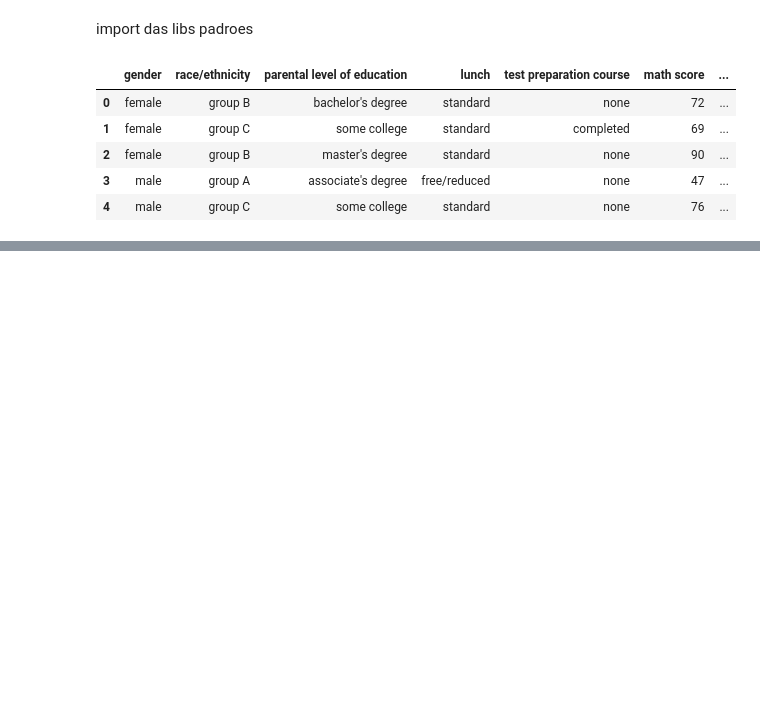
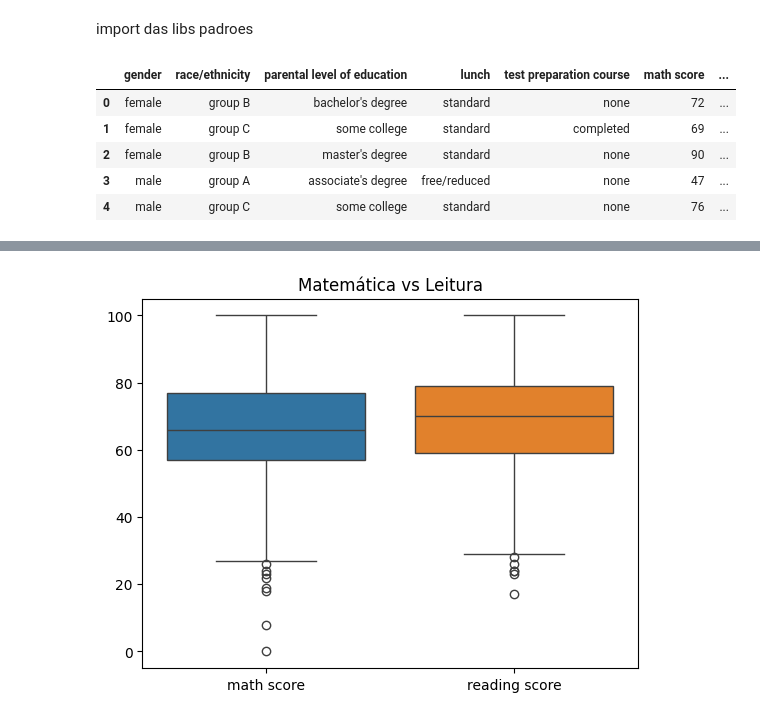
Before and after one commit to joaobenedetmachado/ml-playground, a Jupyter notebook: student-performance/student_performance.ipynb, the cells around one changed output, grey strips where cells are left out. Saved outputs shown, nothing was run; the diff lists cells and outputs as text; code cells hidden in the pictures; blank space fills up the shorter version.

```diff
--- a/student-performance/student_performance.ipynb
+++ b/student-performance/student_performance.ipynb
@@ -18,0 +68,7 @@ df.head()
+# %%
+sns.boxplot(data=df[["math score", "reading score"]])
+
+plt.title("Matemática vs Leitura")
+plt.show()
+# %% [output]
+[figure, added]
```
Also changed, not shown: parts of 3 cells of this notebook.
